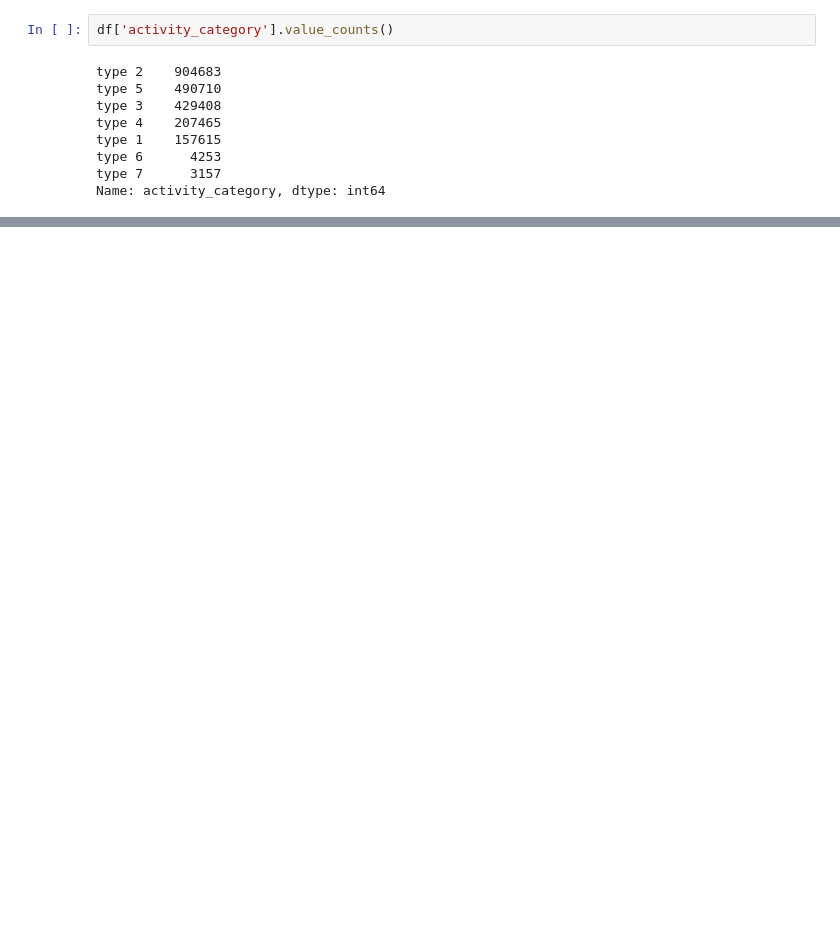
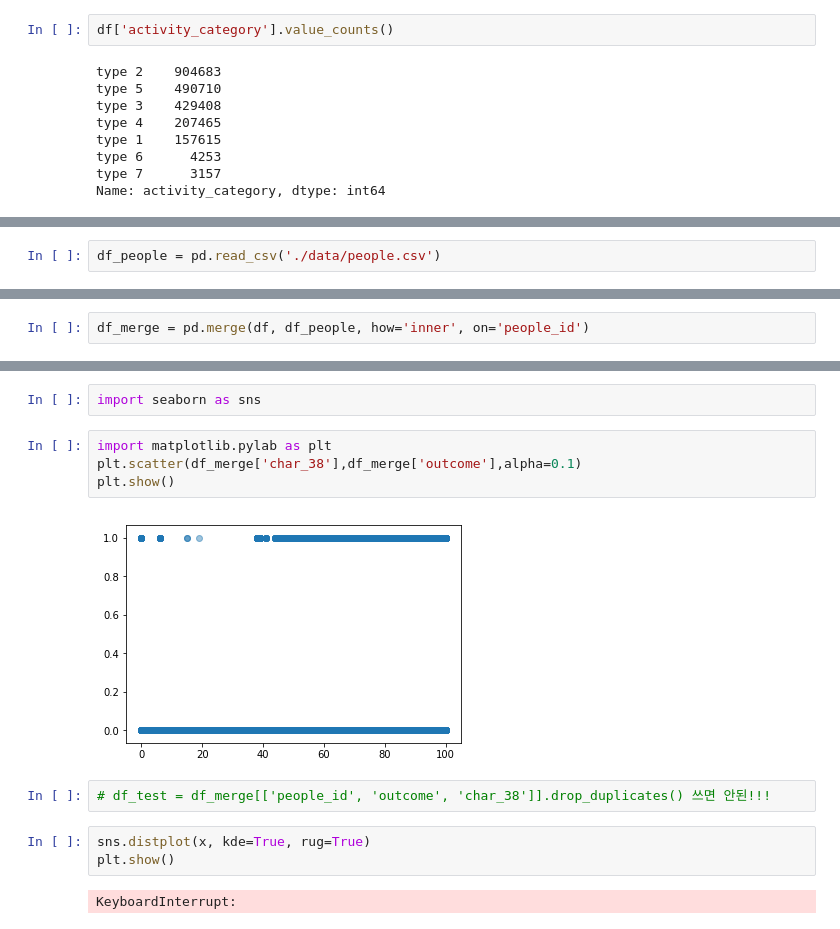
Before and after one commit to sooooner/dss_team_project_ML, a Jupyter notebook: red_hat/sooner.ipynb, the cells around one changed output, grey strips where cells are left out. Cells and saved outputs as stored; diff of their text form; blank space fills up the shorter version.

```diff
--- a/red_hat/sooner.ipynb
+++ b/red_hat/sooner.ipynb
@@ -159,0 +174,2 @@ Name: char_10, Length: 450, dtype: int64
+# %%
+df_people = pd.read_csv('./data/people.csv')
@@ -159,0 +185,2 @@ Name: char_10, Length: 450, dtype: int64
+# %%
+df_merge = pd.merge(df, df_people, how='inner', on='people_id')
@@ -159,0 +214,15 @@ Name: char_10, Length: 450, dtype: int64
+# %%
+import seaborn as sns
+# %%
+import matplotlib.pylab as plt
+plt.scatter(df_merge['char_38'],df_merge['outcome'],alpha=0.1)
+plt.show()
+# %% [output]
+[figure, added]
+# %%
+# df_test = df_merge[['people_id', 'outcome', 'char_38']].drop_duplicates() 쓰면 안된!!!
+# %%
+sns.distplot(x, kde=True, rug=True)
+plt.show()
+# %% [output]
+KeyboardInterrupt:
```
Also changed, not shown: parts of 38 cells of this notebook.
